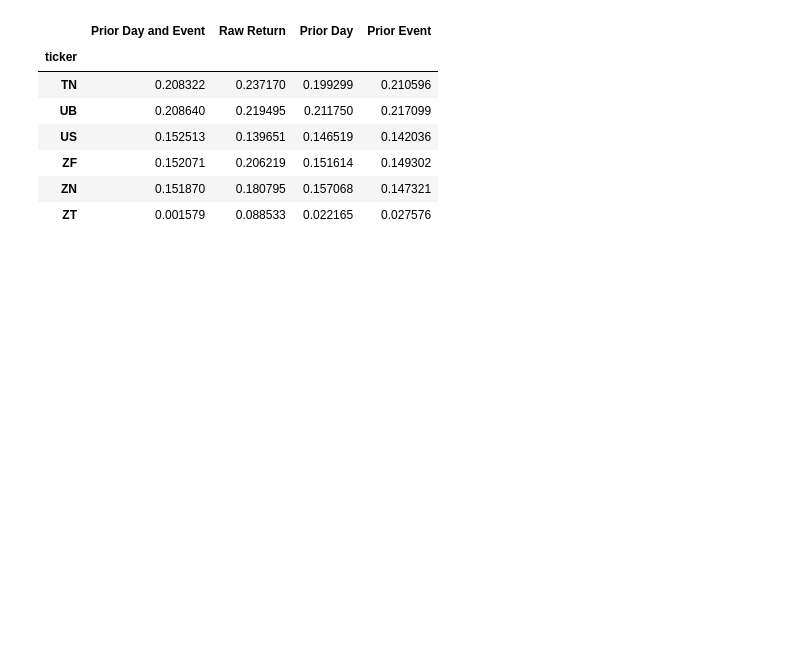
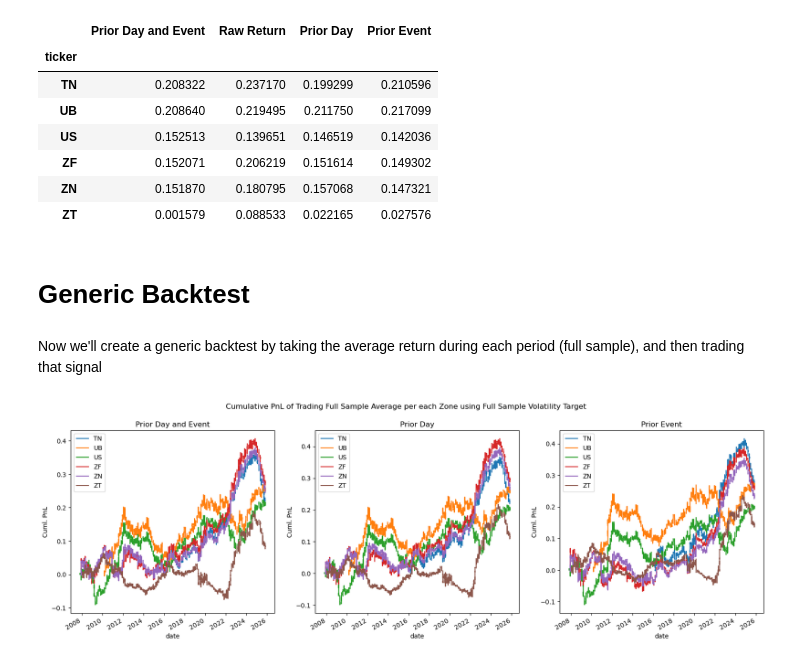
Before and after one commit to diegodalvarez/FOMCDrift, a Jupyter notebook: notebook/2GeneralizedBacktestApproach.ipynb, the cells around one changed output. Drawn from its saved outputs; the diff is of its cells as text; code cells hidden in the pictures; blank space fills up the shorter version.

Commit message:
generic backtest

```diff
--- a/notebook/2GeneralizedBacktestApproach.ipynb
+++ b/notebook/2GeneralizedBacktestApproach.ipynb
@@ -446,3 +447,40 @@ Now compare how different their sharpes are for each volatility estimation metho
 | ZF | 0.152071 | 0.206219 | 0.151614 | 0.149302 |
 | ZN | 0.151870 | 0.180795 | 0.157068 | 0.147321 |
 | ZT | 0.001579 | 0.088533 | 0.022165 | 0.027576 |
+# %% [markdown]
+# Generic Backtest
+# %% [markdown]
+Now we'll create a generic backtest by taking the average return during each period (full sample), and then trading that signal
+# %%
+df_signal = (df_backtest
+    [["ticker", "zone", "name", "vol_type", "vol_rtn"]]
+    .dropna()
+    .groupby(["ticker", "zone", "name", "vol_type"])
+    .agg("mean")
+    .reset_index()
+    .rename(columns = {"vol_rtn": "signal"}))
+# %%
+df_signal_rtn = (df_backtest
+    [["date", "ticker", "vol_type", "vol_rtn", "zone", "name"]]
+    .merge(right = df_signal, how = "inner", on = ["ticker", "vol_type", "zone", "name"])
+    .assign(signal_rtn = lambda x: np.sign(x.signal) * x.vol_rtn))
+# %%
+vol_types = df_signal_rtn.vol_type.drop_duplicates().sort_values().to_list()
+fig, axes = plt.subplots(ncols = len(vol_types), figsize = (20,6))
+
+for vol_type, ax in zip(vol_types, axes.flatten()):
+
+    (df_signal_rtn
+        .loc[lambda x: x.vol_type == vol_type]
+        .rename(columns = {"ticker": ""})
+        .pivot(index = "date", columns = "", values = "signal_rtn")
+        .cumsum()
+        .plot(
+            ax     = ax,
+            ylabel = "Cuml. PnL",
+            title  = replacer[vol_type]))
+
+fig.suptitle("Cumulative PnL of Trading Full Sample Average per each Zone using Full Sample Volatility Target")
+plt.show()
+# %% [output]
+[figure, added]
```
Also changed, not shown: parts of 6 cells of this notebook.
